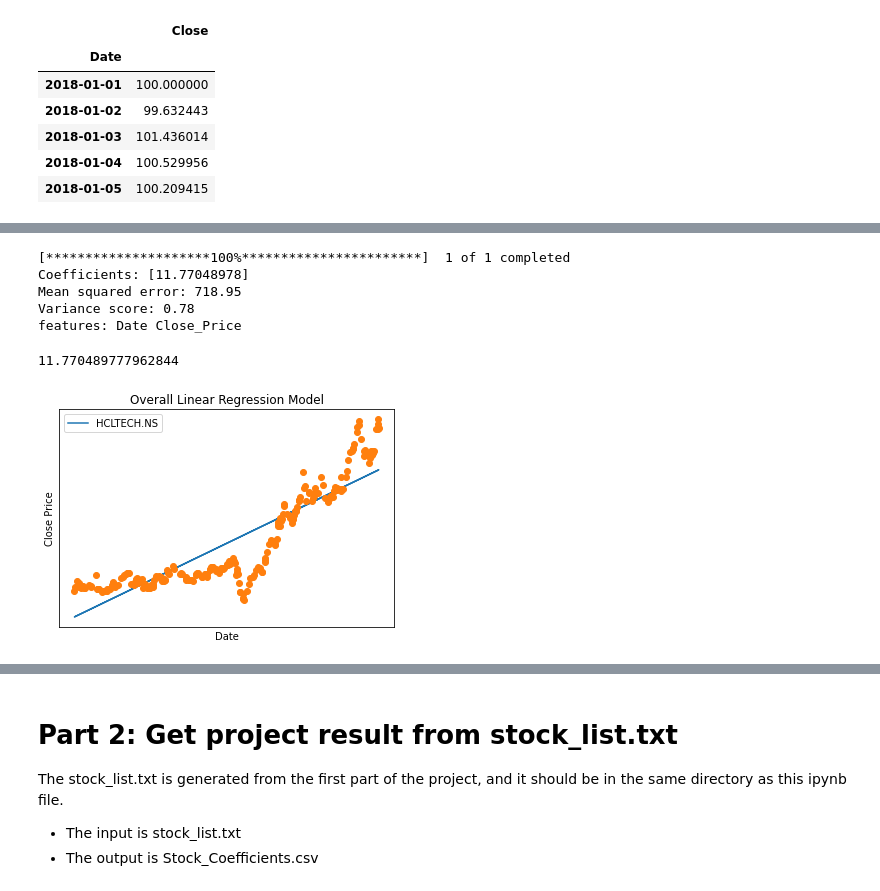
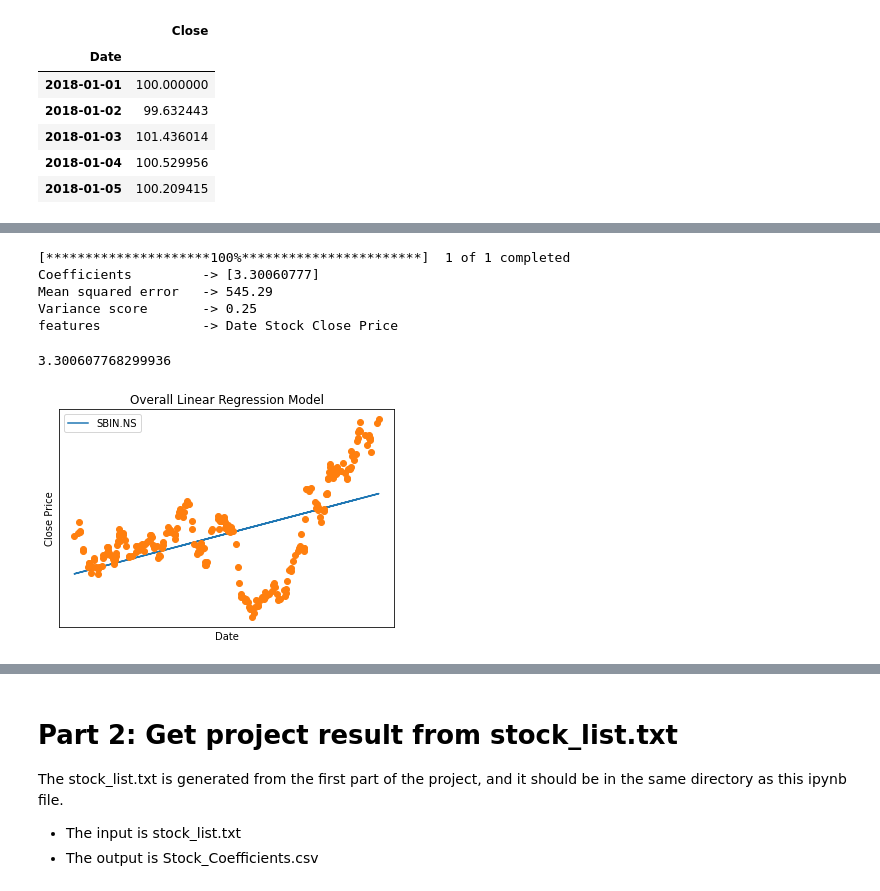
Before and after one commit to arungupta26/stock-recomendation-system, a Jupyter notebook: src/notebooks/Linear Regression.ipynb, the cells around one changed output, grey strips where cells are left out. Drawn from its saved outputs; the diff is of its cells as text; code cells hidden in the pictures.

```diff
--- a/src/notebooks/Linear Regression.ipynb
+++ b/src/notebooks/Linear Regression.ipynb
@@ -161,17 +161,16 @@ def build_linear_regression(symbol, show_statistics = True, show_dots = True, sh
         pl.yticks(())
     # return the coefficient representing trend
     return regr.coef_[0][0]
-# %%
-# function3 using example
-build_linear_regression('HCLTECH.NS')
-# %% [output]
-[*********************100%***********************]  1 of 1 completed
-Coefficients: [11.77048978]
-Mean squared error: 718.95
-Variance score: 0.78
-features: Date Close_Price
-11.770489777962844
-[figure, removed]
+# %%
+build_linear_regression('SBIN.NS')
+# %% [output]
+[*********************100%***********************]  1 of 1 completed
+Coefficients         -> [3.30060777]
+Mean squared error   -> 545.29
+Variance score       -> 0.25
+features             -> Date Stock Close Price
+3.300607768299936
+[figure, added]
 # %%
 # function4: for each symbol in the text file, caculate the coefficents and record in the original text file
 def get_coefficient_dataset(filename, show_statistics = False, show_dots = False, show_plot = False) :
```
Also changed, not shown: parts of 5 cells of this notebook, 2 other files.
